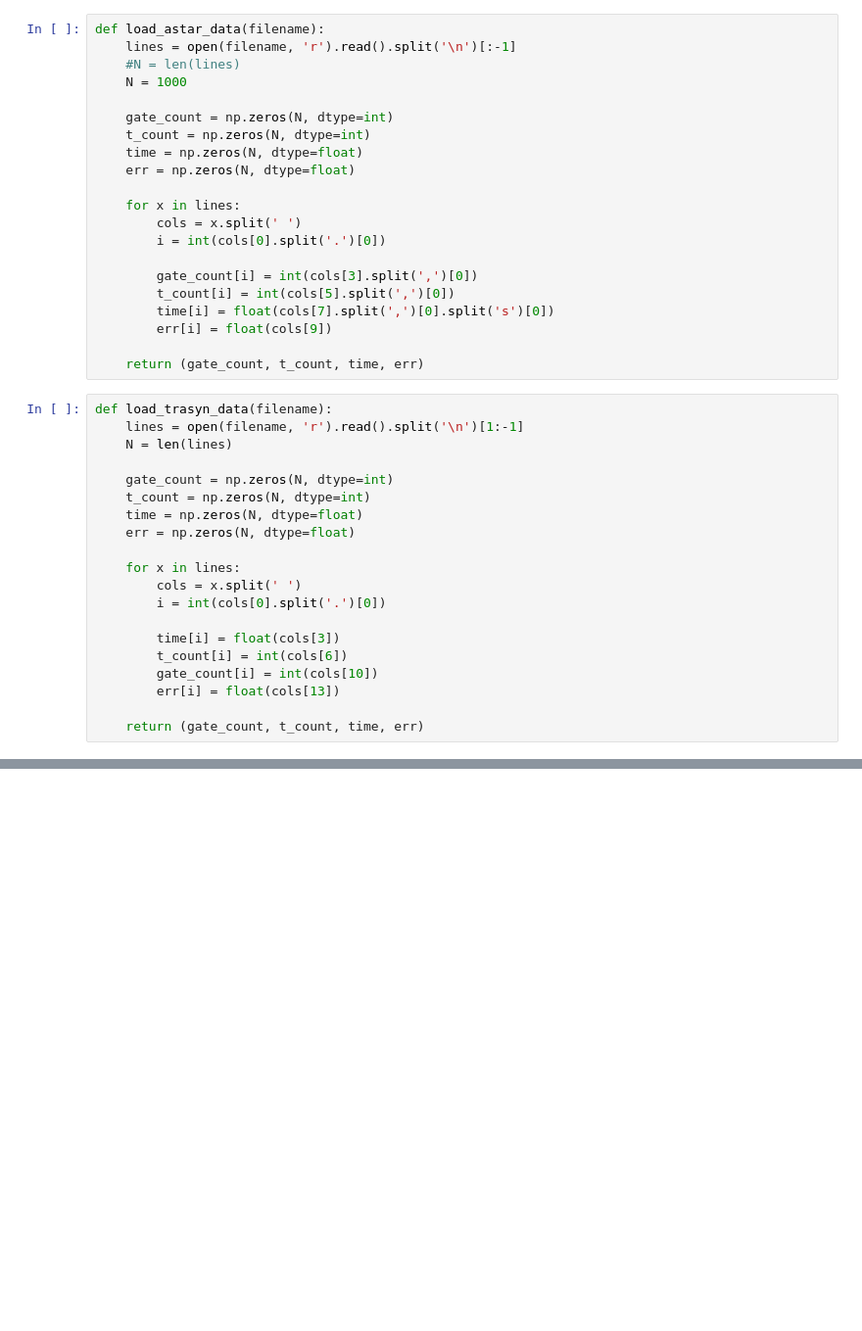
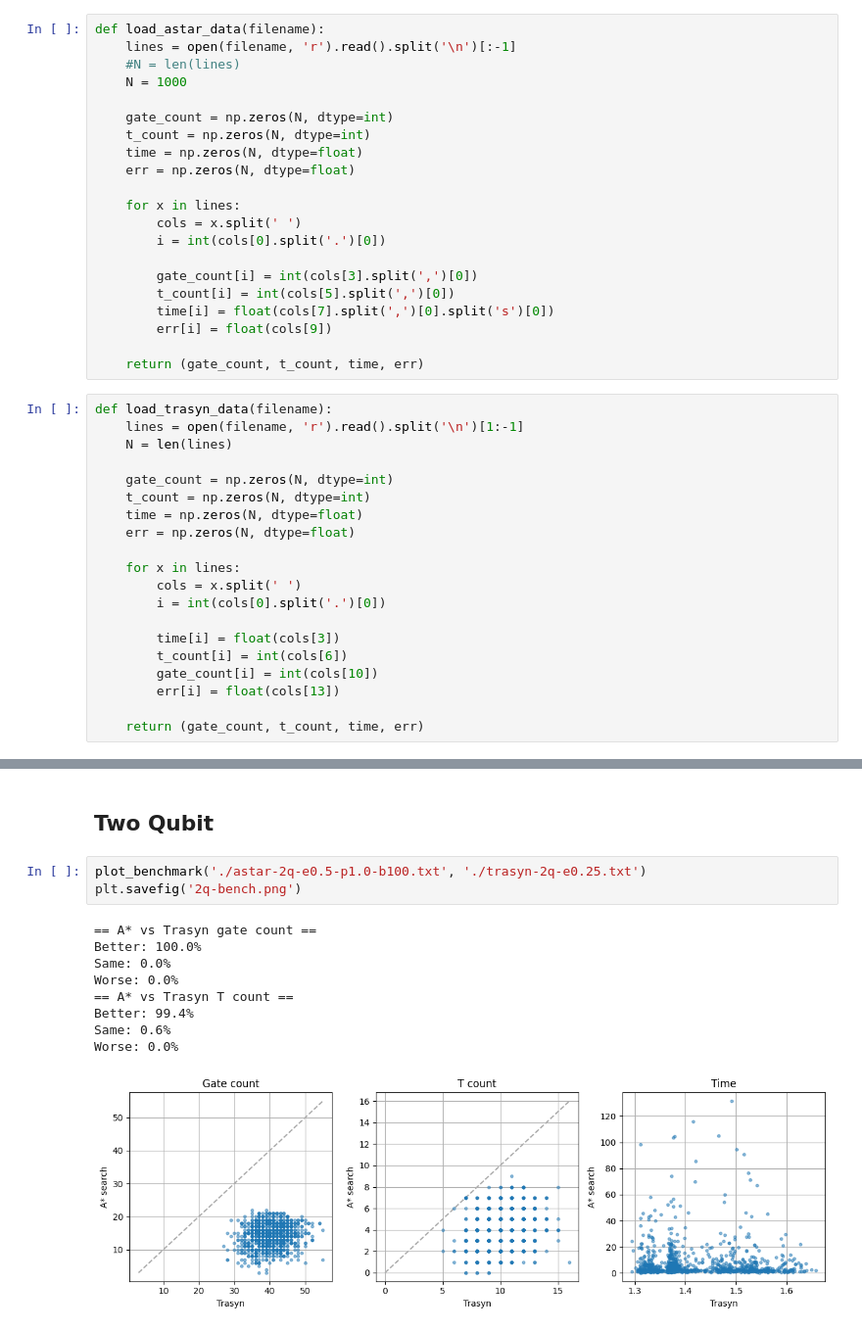
Before and after one commit to ian-turner/DeepQubit, a Jupyter notebook: data/benchmarks/benchmarks.ipynb, the cells around one changed output, grey strips where cells are left out. Shown: that part at 98% size. Saved outputs shown, nothing was run; the diff lists cells and outputs as text; blank space fills up the shorter version.

```diff
--- a/data/benchmarks/benchmarks.ipynb
+++ b/data/benchmarks/benchmarks.ipynb
@@ -87,0 +104,15 @@ plot_metric(tr_time, astar_time, 'Time', eqline=False)
+# %% [markdown]
+## Two Qubit
+# %%
+plot_benchmark('./astar-2q-e0.5-p1.0-b100.txt', './trasyn-2q-e0.25.txt')
+plt.savefig('2q-bench.png')
+# %% [output]
+== A* vs Trasyn gate count ==
+Better: 100.0%
+Same: 0.0%
+Worse: 0.0%
+== A* vs Trasyn T count ==
+Better: 99.4%
+Same: 0.6%
+Worse: 0.0%
+[figure, added]
```
Also changed, not shown: parts of 12 cells of this notebook, 3 other files.
